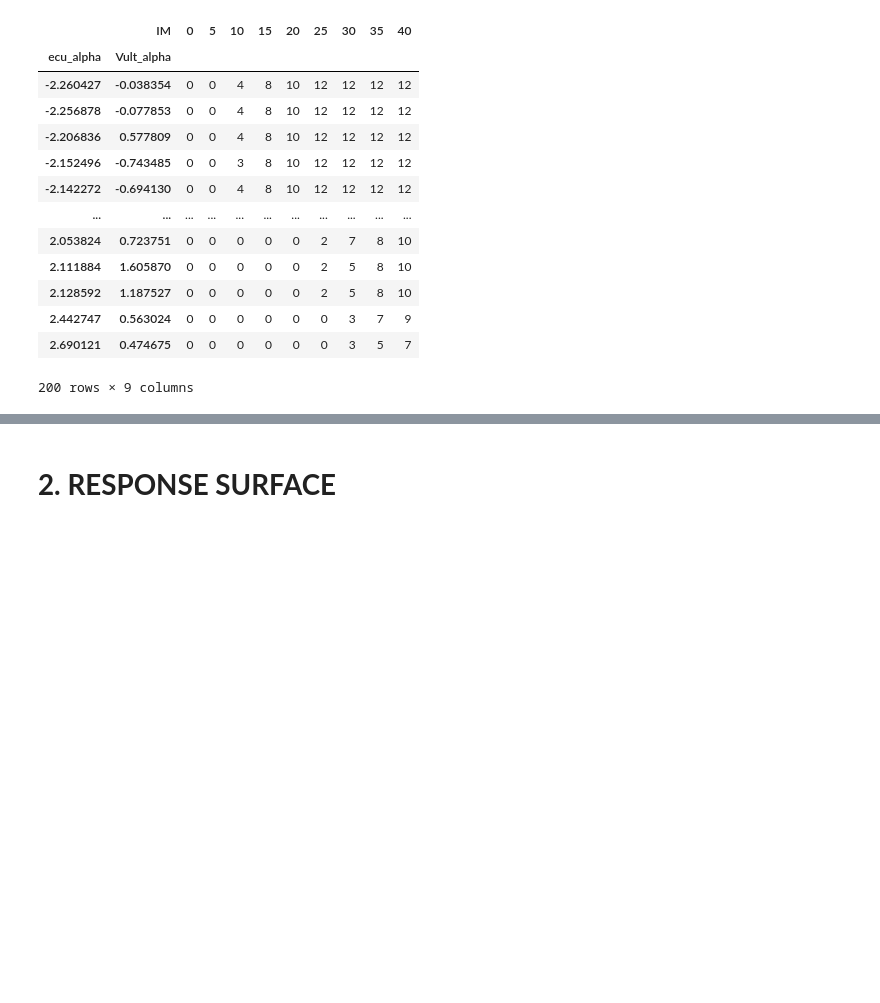
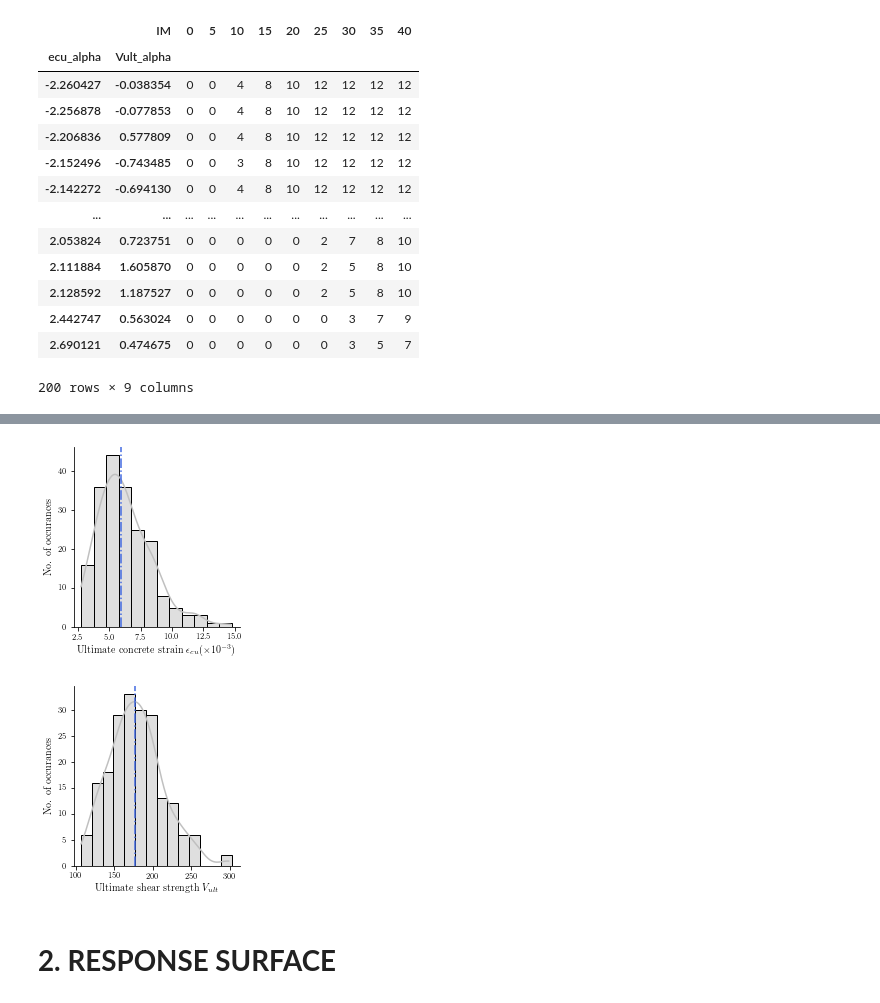
Before and after one commit to mtareqsoliman/msthesis, a Jupyter notebook: Benchmark_RS_DBLANN_12092022.ipynb, the cells around one changed output, grey strips where cells are left out. Drawn from its saved outputs; the diff is of its cells as text; code cells hidden in the pictures; blank space fills up the shorter version.

```diff
--- a/Benchmark_RS_DBLANN_12092022.ipynb
+++ b/Benchmark_RS_DBLANN_12092022.ipynb
@@ -385,3 +442,18 @@ plt.savefig('histogram_criteria_V.pgf', backend='pgf', dpi=600, bbox_inches="tig
+# %%
+import seaborn as sns
+
+#sns.set_theme(style="darkgrid")
+#for y,sel_IM,title in zip([0,1],[10,20],['(a)','(b)']):
+for crtrn,crtrni,xlbl,ttl in zip([-np.asarray(ecu_100)*1000,np.asarray(Vult_100)],[1,14],[r'Ultimate concrete strain $\epsilon _{cu}  (\times 10^{-3})$',r'Ultimate shear strength $V_{ult}$'],['(a)','(b)']):
+  g = sns.displot(crtrn, binwidth=crtrni, height=3, kde=True,color='silver')
+  g.set(ylim=(0, None),xlabel=xlbl,ylabel='No. of occurances')
+  g.set_titles(ttl)
+  #g.xaxis.set_major_formatter(pticks)
+  plt.axvline(np.median(crtrn,axis=0),color='royalblue', linestyle='-.', linewidth=1.5)
+#plt.savefig('histogram1020_benchmark_'+str(sel_IM)+'.pgf', backend='pgf', dpi=600, bbox_inches="tight", transparent=True)
+# %% [output]
+[figure, added]
+[figure, added]
 # %% [markdown]
 
 
```
Also changed, not shown: parts of 7 cells of this notebook.
